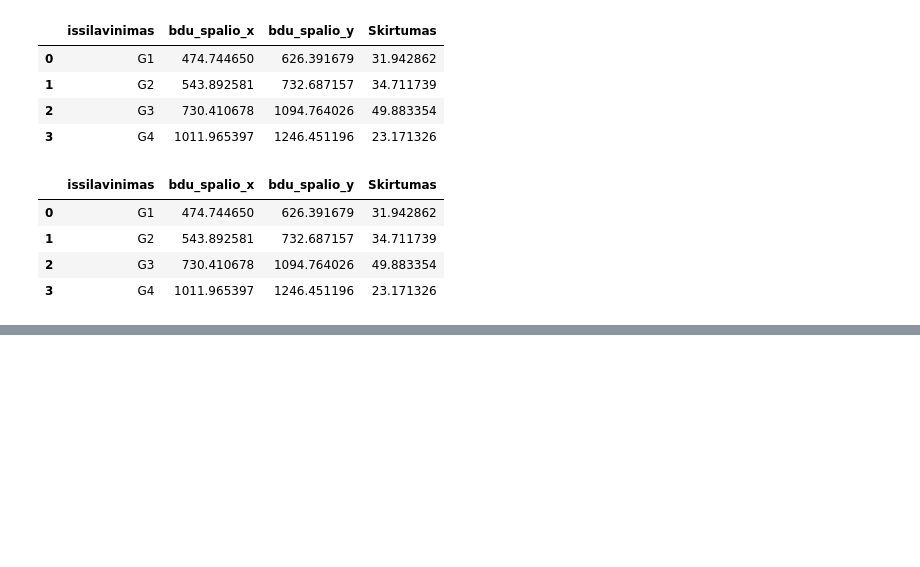
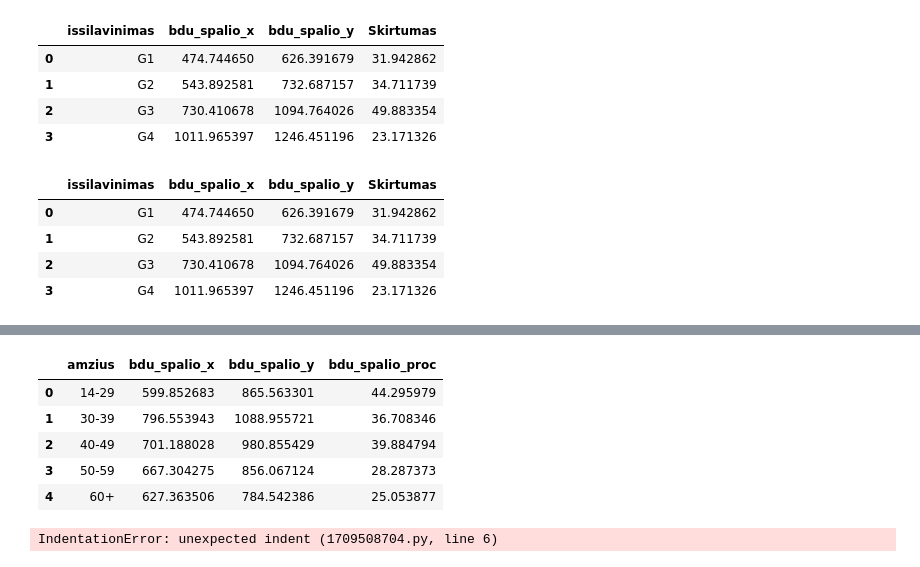
Before and after one commit to FallowMe/JupyterNoteboooks, a Jupyter notebook: 20_paskaita 2024_04_16.ipynb, the cells around one changed output, grey strips where cells are left out. Drawn from its saved outputs; the diff is of its cells as text; code cells hidden in the pictures; blank space fills up the shorter version.

```diff
--- a/20_paskaita 2024_04_16.ipynb
+++ b/20_paskaita 2024_04_16.ipynb
@@ -381,0 +379,19 @@ dus14Ir18Vid.head()
+# %%
+#SARUNO SPRENDIMAS
+# #suraskite pokytį tarp vidutinių atlyginimų  2014 ir 2018 metams, procentais,
+# atsižvelgdami į amžiaus grupes
+dust14 = pd.read_csv("dus2014.csv")[['amzius', 'bdu_spalio']]
+dust18 = pd.read_csv("dus2018.csv")[['amzius', 'bdu_spalio']]
+def pavConverter(AmziausGr):
+    if AmziausGr == '14-19' or AmziausGr == '20-29':
+        return '14-29'
+    else:
+        return AmziausGr
+
+dust14['amzius'] = dust14['amzius'].apply(pavConverter)
+dust14_small_amzius = dust14[['bdu_spalio','amzius']].groupby(by='amzius').mean(numeric_only=True).sort_values(by='bdu_spalio').sort_values(by='amzius') / 3.45
+dust14_small_amzius.head(6).reset_index()
+dust18_small_amzius = dust18[['bdu_spalio','amzius']].groupby(by='amzius').mean(numeric_only=True).sort_values(by='bdu_spalio').sort_values(by='amzius')
+dust18_small_amzius.head(6).reset_index()
+dust18_small_amzius_sujung=  pd.merge(left= dust14_small_amzius, right= dust18_small_amzius,left_on='amzius', right_on='amzius', how='inner')
+dust18_small_amzius_sujung
@@ -381,0 +406,44 @@ dus14Ir18Vid.head()
+# %%
+dust18_small_amzius_sujung.head().reset_index()
+dust18_small_amzius_sujung['bdu_spalio_proc'] = (dust18_small_amzius_sujung['bdu_spalio_y'] - dust18_small_amzius_sujung['bdu_spalio_x']) / dust18_small_amzius_sujung['bdu_spalio_x'] *100
+dust18_small_amzius_sujung.head().reset_index()
+# %% [output]
+|  | amzius | bdu_spalio_x | bdu_spalio_y | bdu_spalio_proc |
+| 0 | 14-29 | 599.852683 | 865.563301 | 44.295979 |
+| 1 | 30-39 | 796.553943 | 1088.955721 | 36.708346 |
+| 2 | 40-49 | 701.188028 | 980.855429 | 39.884794 |
+| 3 | 50-59 | 667.304275 | 856.067124 | 28.287373 |
+| 4 | 60+ | 627.363506 | 784.542386 | 25.053877 |
+# %%
+#RASOS SPRENDIMAS
+# #suraskite pokytį tarp vidutinių atlyginimų  2014 ir 2018 metams, procentais,
+# atsižvelgdami į amžiaus grupes
+
+# aojungiu dvi pirmas  2014m grupes i viena:
+dust14 = pd.read_csv("dus2014.csv")[['amzius', 'bdu_spalio']]
+dust18 = pd.read_csv("dus2018.csv")[['amzius', 'bdu_spalio']]
+
+def apjungimas(amziaus_grupe):
+
+    if amziaus_grupe == '14-19' or amziaus_grupe == '20-29':
+        return '14-29'
+    else:
+        return amziaus_grupe
+dust14['amzius'] = dust14['amzius'].apply(apjungimas)
+dust14 # kai ir pakeitimo puseje paminim ta pati stulpelio pavadinima, tai nauji duomenys uzsiraso ant virsaus ir nebereikia naujo stulpelio su naujais duomenim
+# atlyginimu vidurkis
+vidAtl2014_2= dus14.groupby(by='amzius')['bdu_spalio'].mean(numeric_only=True).sort_index().reset_index()
+vidAtl2014_2.head(10)
+#2018m vidutinis atlyginimas: vidAtl2018_2= dus2018_mini_2.groupby(by='amzius')['bdu_spalio'].mean(numeric_only=True).sort_index().reset_index()
+vidAtl2018_2.head(10)                                                     # sumerginu dvi lenteles
+du2014_ir_du2018_2 = pd.merge(left=vidAtl2014_2, right=vidAtl2018_2, left_on='amzius', right_on='amzius', how='inner')
+du2014_ir_du2018_2                                                       # is litu i Eur 2014m atlyginima
+du2014_ir_du2018_2['2014_atl_Eur']= du2014_ir_du2018_2['bdu_spalio_x']/3.4528
+du2014_ir_du2018_2
+
+
+# atlyginimu pokytis tarp 2014 ir 2018m
+du2014_ir_du2018_2['Atlyginimu_pokytis_%']= 100-(du2014_ir_du2018_2['2014_atl_Eur']/du2014_ir_du2018_2['bdu_spalio_y']*100)
+du2014_ir_du2018_2
+# %% [output]
+IndentationError: unexpected indent (1709508704.py, line 6)
```
Also changed, not shown: parts of 3 cells of this notebook, 1 other file.
